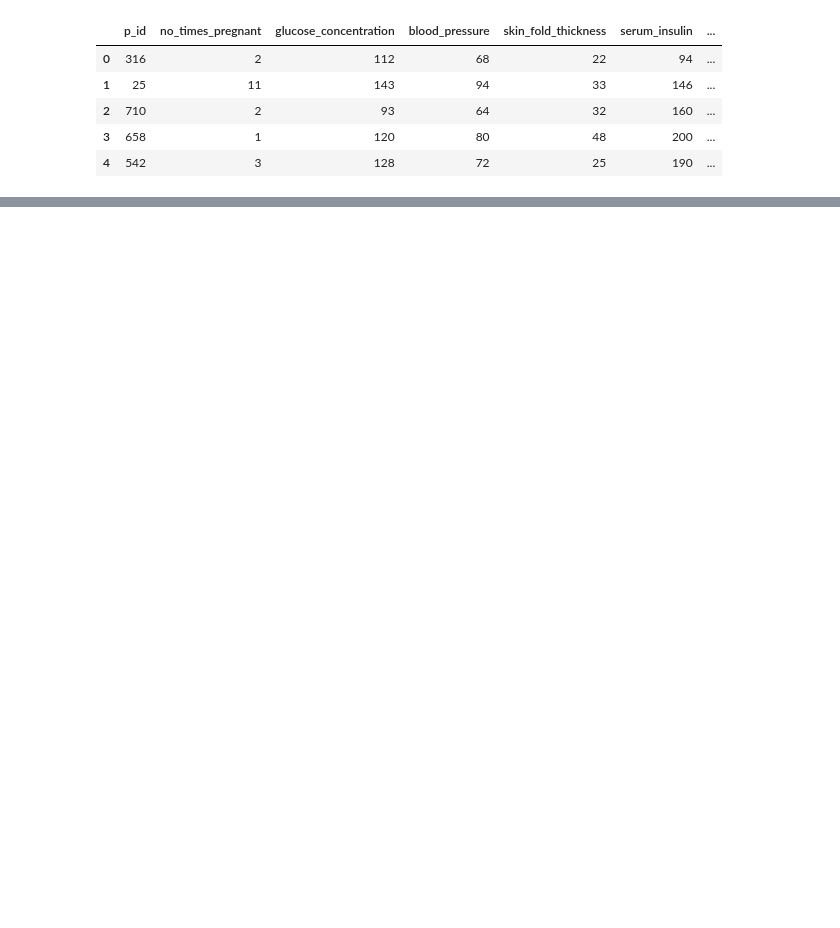
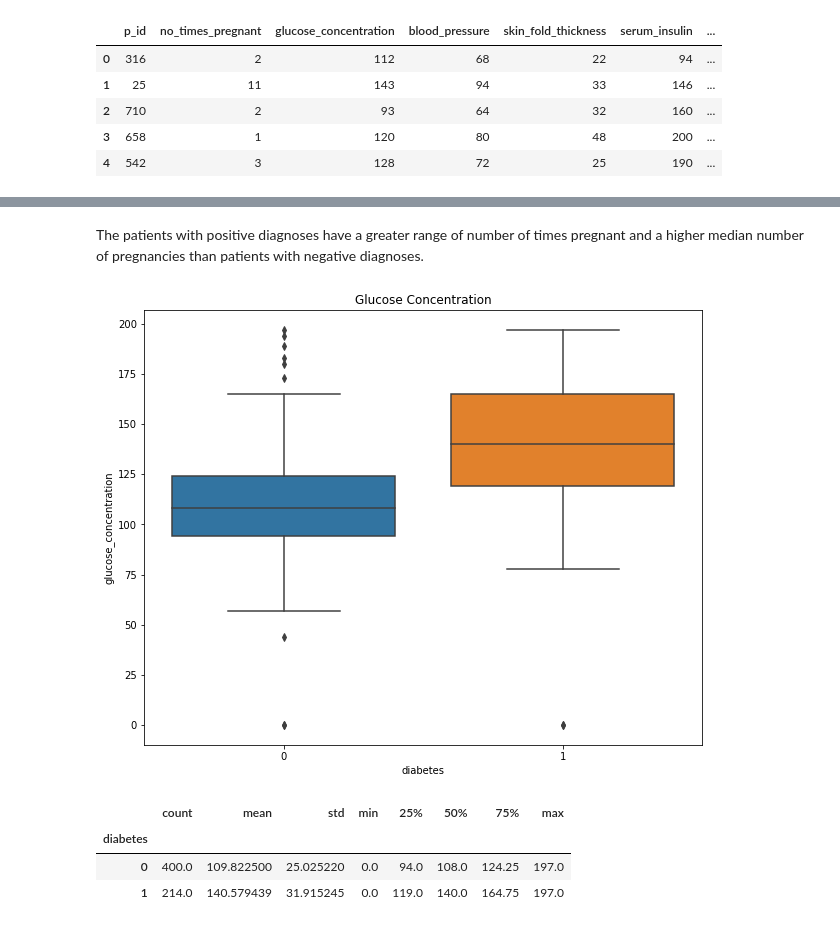
Before and after one commit to smaxwell953/Springboard_DSC_Career_Track, a Jupyter notebook: 20.3_Data_Storytelling/20.3_Data_Storytelling_Diabetes.ipynb, the cells around one changed output, grey strips where cells are left out. Cells and saved outputs as stored; diff of their text form; code cells hidden in the pictures; blank space fills up the shorter version.

```diff
--- a/20.3_Data_Storytelling/20.3_Data_Storytelling_Diabetes.ipynb
+++ b/20.3_Data_Storytelling/20.3_Data_Storytelling_Diabetes.ipynb
@@ -124,0 +90,18 @@ Ttest_indResult(statistic=0.0, pvalue=1.0)
+# %% [markdown]
+The patients with positive diagnoses have a greater range of number of times pregnant and a higher median number of pregnancies than patients with negative diagnoses.
+# %%
+# What is the breakdown in positive and negative diagnoses by glucose concentration?
+plt.figure(figsize=(10, 8))
+sns.boxplot(x='diabetes', y='glucose_concentration', data=diabetes)
+plt.title('Glucose Concentration')
+plt.show()
+# %% [output]
+[figure, added]
+# %%
+# Glucose concentration stats
+diabetes.groupby('diabetes')['glucose_concentration'].describe()
+# %% [output]
+|  | count | mean | std | min | 25% | 50% | 75% | max |
+| diabetes |  |  |  |  |  |  |  |  |
+| 0 | 400.0 | 109.822500 | 25.025220 | 0.0 | 94.0 | 108.0 | 124.25 | 197.0 |
+| 1 | 214.0 | 140.579439 | 31.915245 | 0.0 | 119.0 | 140.0 | 164.75 | 197.0 |
```
Also changed, not shown: parts of 45 cells of this notebook.
